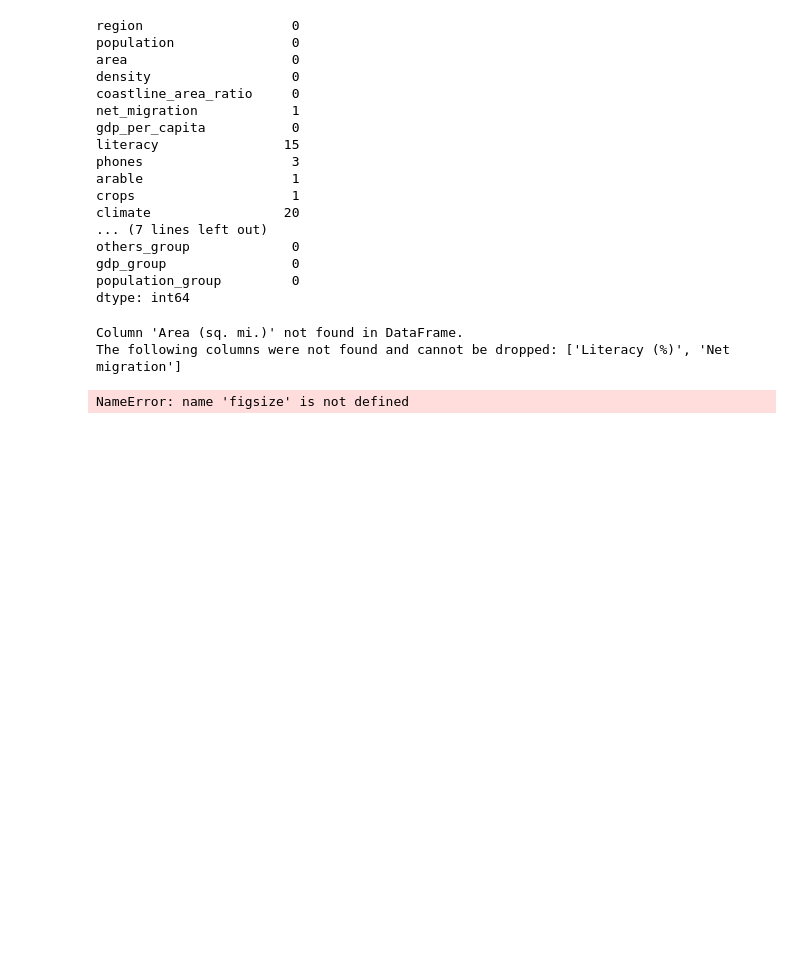
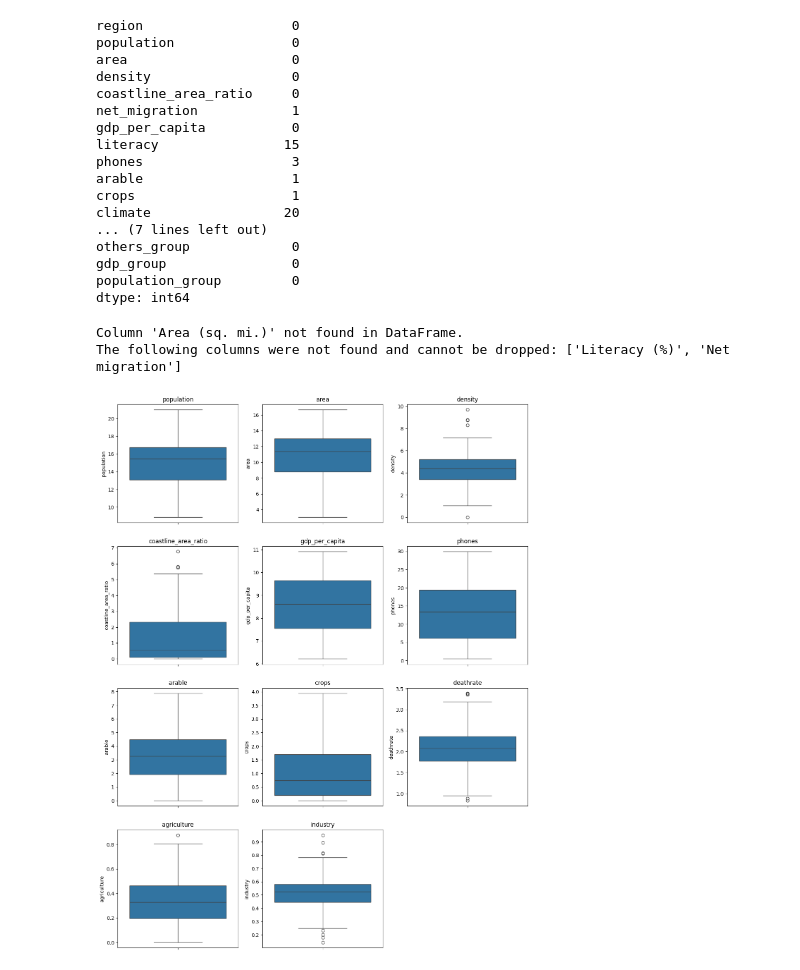
Before and after one commit to ujwalateegala/teegala-ujwala, a Jupyter notebook: project.ipynb, the cells around one changed output. Cells and saved outputs as stored; diff of their text form; code cells hidden in the pictures; blank space fills up the shorter version.

```diff
--- a/project.ipynb
+++ b/project.ipynb
@@ -407,32 +402,32 @@ else:
 # %% [output]
 Column 'Area (sq. mi.)' not found in DataFrame.
 The following columns were not found and cannot be dropped: ['Literacy (%)', 'Net migration']
-# %%
-plt.figure(figsize(15,20))
-plt.subplot(4,3,1)
-sns.boxplot(np.log(df['Population']))
-plt.subplot(4,3,2)
-sns.boxplot(np.log(df['Area (sq. mi.)']))
-plt.subplot(4,3,3)
-sns.boxplot(np.sqrt(df['Pop.Density (per sq. mi.)']))
-plt.subplot(4,3,4)
-sns.boxplot(np.sqrt(df['Coastline (coast/area ratio)']))
-plt.subplot(4,3,5)
-sns.boxplot(np.sqrt(df['Net migration']))
-plt.boxplot(4,3,6)
-sns.boxplot(np.log(df['GDP ($ per capita)']))
-plt.subplot(4,3,7)
-sns.boxplot(np.sqrt(df['Phones (per 1000)']))
-plt.subplot(4,3,8)
-sns.boxplot(np.sqrt(df['Arable (%)']))
-plt.subplot(4,3,9)
-sns.boxplot(np.log1p(df['Crops (%)']))
-plt.subplot(4,3,10)
-sns.boxplot(np.log(df['Deathrate']))
-plt.subplot(4,3,11)
-sns.boxplot(np.sqrt(df['Agriculture']))
-plt.subplot(4,3,12)
-sns.boxplot(np.sqrt(df['Industry']))
-plt.show()
-# %% [output]
-NameError: name 'figsize' is not defined
+# %%
+# Defining a function to plot and handle exceptions
+def plot_column(df, col_name, transform_func, subplot_index):
+    try:
+        plt.subplot(4, 3, subplot_index)
+        transformed_data = transform_func(df[col_name])
+        sns.boxplot(transformed_data)
+        plt.title(col_name)
+    except Exception as e:
+        print(f"Error plotting {col_name}: {e}")
+
+plt.figure(figsize=(15, 20))
+
+plot_column(df, "population", np.log, 1)
+plot_column(df, "area", np.log, 2)
+plot_column(df, "density", np.log1p, 3)
+plot_column(df, "coastline_area_ratio", np.log1p, 4)
+# Skipping 'net_migration' since it's removed
+plot_column(df, "gdp_per_capita", np.log, 5)
+plot_column(df, "phones", np.sqrt, 6)
+plot_column(df, "arable", np.sqrt, 7)
+plot_column(df, "crops", np.log1p, 8)
+plot_column(df, "deathrate", np.log, 9)
+plot_column(df, "agriculture", np.sqrt, 10)
+plot_column(df, "industry", np.sqrt, 11)
+
+plt.show()
+# %% [output]
+[figure, added]
```
Also changed, not shown: parts of 9 cells of this notebook.
